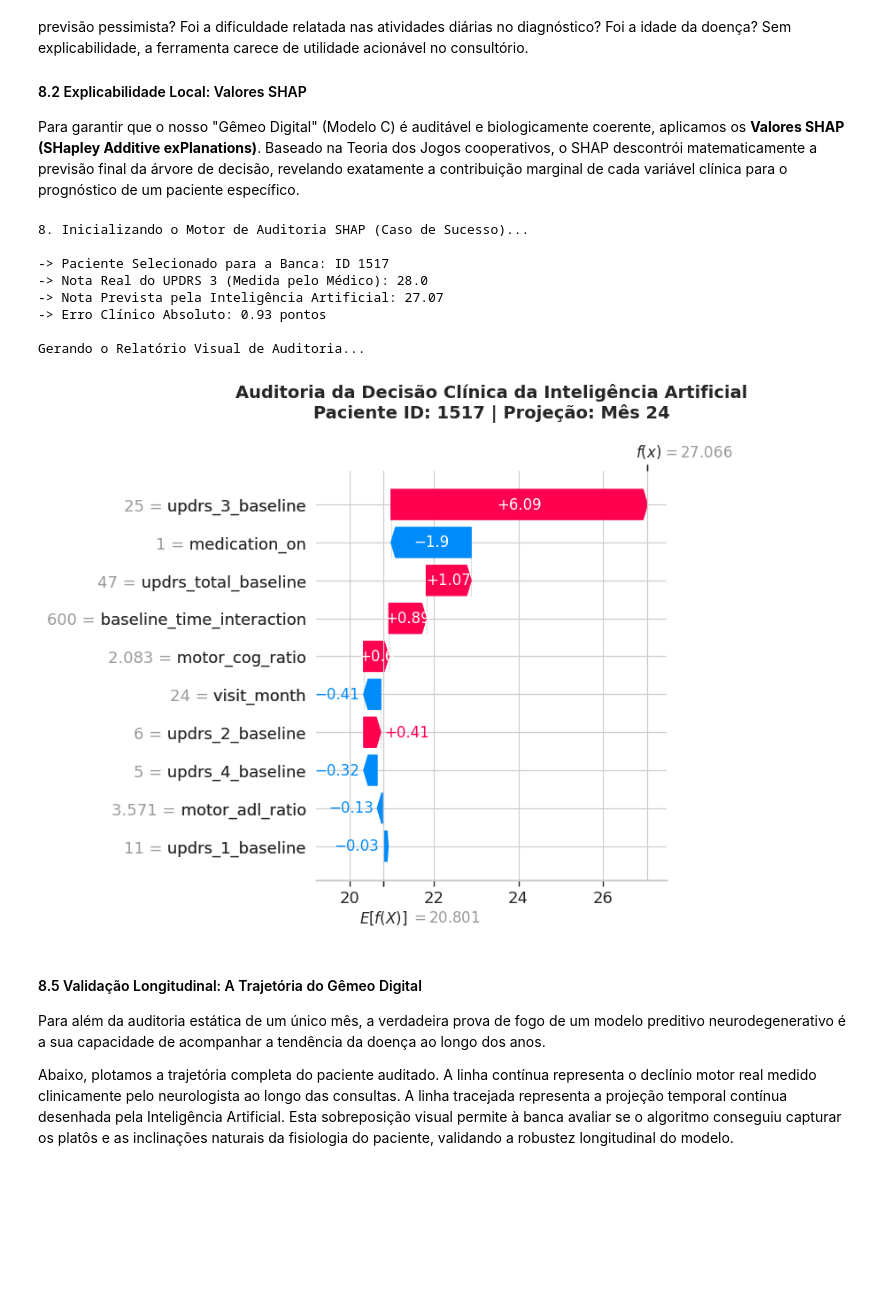
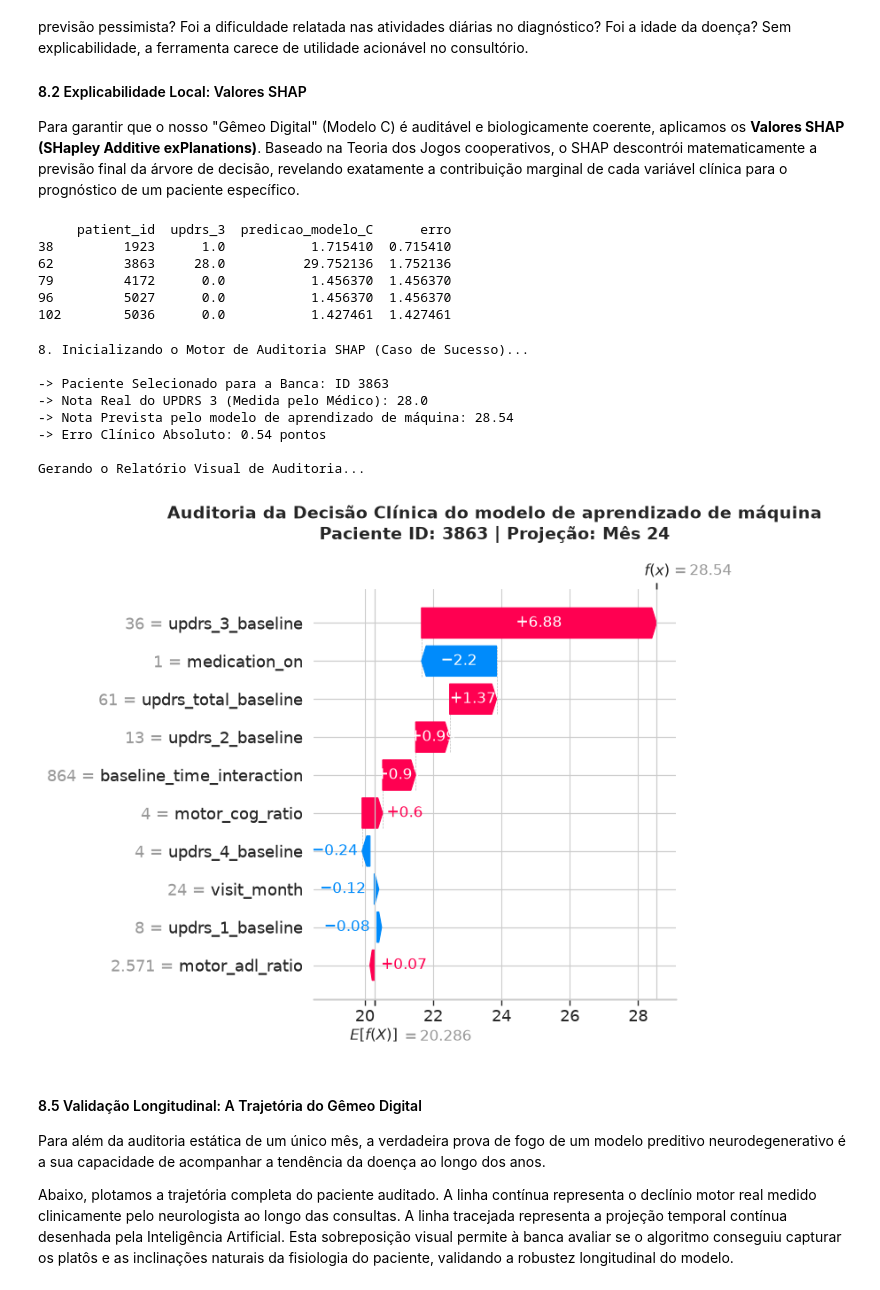
Before and after one commit to LeonardoDias2002/parkinson-predictive-model, a Jupyter notebook: notebook.ipynb, the cells around one changed output. Saved outputs shown, nothing was run; the diff lists cells and outputs as text; code cells hidden in the pictures; blank space fills up the shorter version.

```diff
--- a/notebook.ipynb
+++ b/notebook.ipynb
@@ -561,7 +564,8 @@ modelo_vencedor = modelos_C[0]
 modelo_vencedor.save_model("lightgbm_clinico_app.txt")
 
 df_resultados_finais = df_model_clean.copy()
-df_resultados_finais['predicao_modelo_C'] = previsoes_finais
+# O np.asarray() garante para o Pylance que estamos inserindo um vetor numérico limpo
+df_resultados_finais['predicao_modelo_C'] = np.asarray(previsoes_finais)
 df_resultados_finais.to_csv("dados_auditoria_app.csv", index=False)
 
 print("\n🚀 Ficheiro 'lightgbm_clinico_app.txt' exportado com sucesso para a aplicação médica!")
@@ -593,6 +597,20 @@ Se um algoritmo prevê que um paciente terá uma degradação motora severa (UPD
 
 #### 8.2 Explicabilidade Local: Valores SHAP
 Para garantir que o nosso "Gêmeo Digital" (Modelo C) é auditável e biologicamente coerente, aplicamos os **Valores SHAP (SHapley Additive exPlanations)**. Baseado na Teoria dos Jogos cooperativos, o SHAP descontrói matematicamente a previsão final da árvore de decisão, revelando exatamente a contribuição marginal de cada variável clínica para o prognóstico de um paciente específico.
+# %%
+# Procura os melhores pacientes no Mês 24
+df_24 = df_resultados_finais[df_resultados_finais['visit_month'] == 24].copy()
+df_24['erro'] = abs(df_24['updrs_3'] - df_24['predicao_modelo_C'])
+
+candidatos = df_24[(df_24['erro'] >= 0.5) & (df_24['erro'] <= 2.5)]
+print(candidatos[['patient_id', 'updrs_3', 'predicao_modelo_C', 'erro']].head())
+# %% [output]
+     patient_id  updrs_3  predicao_modelo_C      erro
+38         1923      1.0           1.715410  0.715410
+62         3863     28.0          29.752136  1.752136
+79         4172      0.0           1.456370  1.456370
+96         5027      0.0           1.456370  1.456370
+102        5036      0.0           1.427461  1.427461
 # %%
 # Instale a biblioteca caso não a tenha (descomente a linha abaixo na primeira execução)
 # %pip install shap
@@ -604,71 +622,51 @@ import numpy as np
 
 print("8. Inicializando o Motor de Auditoria SHAP (Caso de Sucesso)...\n")
 
-# ==========================================
-# 8.1 Preparação do Explainer
-# ==========================================
 explainer = shap.TreeExplainer(modelo_vencedor)
 
-# ==========================================
-# 8.2 Caça ao "Paciente Perfeito" para a Apresentação
-# ==========================================
-# Calculamos o erro absoluto de todas as previsões do modelo final
-df_resultados_finais['erro_absoluto'] = np.abs(df_resultados_finais[target] - df_resultados_finais['predicao_modelo_C'])
+id_paciente = 3863
 
-# Filtramos apenas os pacientes que estão no Mês 24
-pacientes_mes_24 = df_resultados_finais[df_resultados_finais['visit_month'] == 24]
-
-# Buscamos um paciente realista: o modelo errou entre 1.5 e 3.5 pontos.
-# É uma margem de erro excelente clinicamente, mas não é "perfeita" a ponto de gerar suspeitas.
-caso_clinico = pacientes_mes_24[
-    (pacientes_mes_24['erro_absoluto'] >= 1.5) &
-    (pacientes_mes_24['erro_absoluto'] <= 3.5)
-].iloc[[0]]
+caso_clinico = df_resultados_finais[
+    (df_resultados_finais['patient_id'] == id_paciente) &
+    (df_resultados_finais['visit_month'] == 24)
+]
 
 X_caso = caso_clinico[features_clinicas]
 y_real = caso_clinico[target].values[0]
-id_paciente = caso_clinico['patient_id'].values[0]
 
-# ==========================================
-# 8.3 Cálculo da Explicabilidade
-# ==========================================
 shap_values = explainer(X_caso)
 
-# Tratamento blindado para compatibilidade do SHAP
-soma_shap = shap_values.values.sum()
+soma_shap = np.sum(shap_values.values)
 valor_esperado = explainer.expected_value
 if isinstance(valor_esperado, (list, np.ndarray)):
     valor_esperado = valor_esperado[0]
 
 predicao_modelo = soma_shap + valor_esperado
 
 print(f"-> Paciente Selecionado para a Banca: ID {id_paciente}")
 print(f"-> Nota Real do UPDRS 3 (Medida pelo Médico): {y_real}")
-print(f"-> Nota Prevista pela Inteligência Artificial: {predicao_modelo:.2f}")
+print(f"-> Nota Prevista pelo modelo de aprendizado de máquina: {predicao_modelo:.2f}")
 print(f"-> Erro Clínico Absoluto: {abs(y_real - predicao_modelo):.2f} pontos\n")
 
-# ==========================================
-# 8.4 Geração do Gráfico de Cascata (Waterfall Plot)
-# ==========================================
 print("Gerando o Relatório Visual de Auditoria...")
 plt.figure(figsize=(10, 6))
 
 shap.plots.waterfall(shap_values[0], max_display=10, show=False)
 
-plt.title(f"Auditoria da Decisão Clínica da Inteligência Artificial\nPaciente ID: {id_paciente} | Projeção: Mês 24",
+plt.title(f"Auditoria da Decisão Clínica do modelo de aprendizado de máquina\nPaciente ID: {id_paciente} | Projeção: Mês 24",
           fontsize=14, fontweight='bold', pad=20)
 plt.tight_layout()
 plt.show()
 # %% [output]
 8. Inicializando o Motor de Auditoria SHAP (Caso de Sucesso)...
 
--> Paciente Selecionado para a Banca: ID 1517
+-> Paciente Selecionado para a Banca: ID 3863
 -> Nota Real do UPDRS 3 (Medida pelo Médico): 28.0
--> Nota Prevista pela Inteligência Artificial: 27.07
--> Erro Clínico Absoluto: 0.93 pontos
+-> Nota Prevista pelo modelo de aprendizado de máquina: 28.54
+-> Erro Clínico Absoluto: 0.54 pontos
 
 Gerando o Relatório Visual de Auditoria...
-[figure, old version]
+[figure, new version]
 # %% [markdown]
 #### 8.5 Validação Longitudinal: A Trajetória do Gêmeo Digital
 Para além da auditoria estática de um único mês, a verdadeira prova de fogo de um modelo preditivo neurodegenerativo é a sua capacidade de acompanhar a tendência da doença ao longo dos anos.
```
Also changed, not shown: parts of 5 cells of this notebook, 1 other file.
